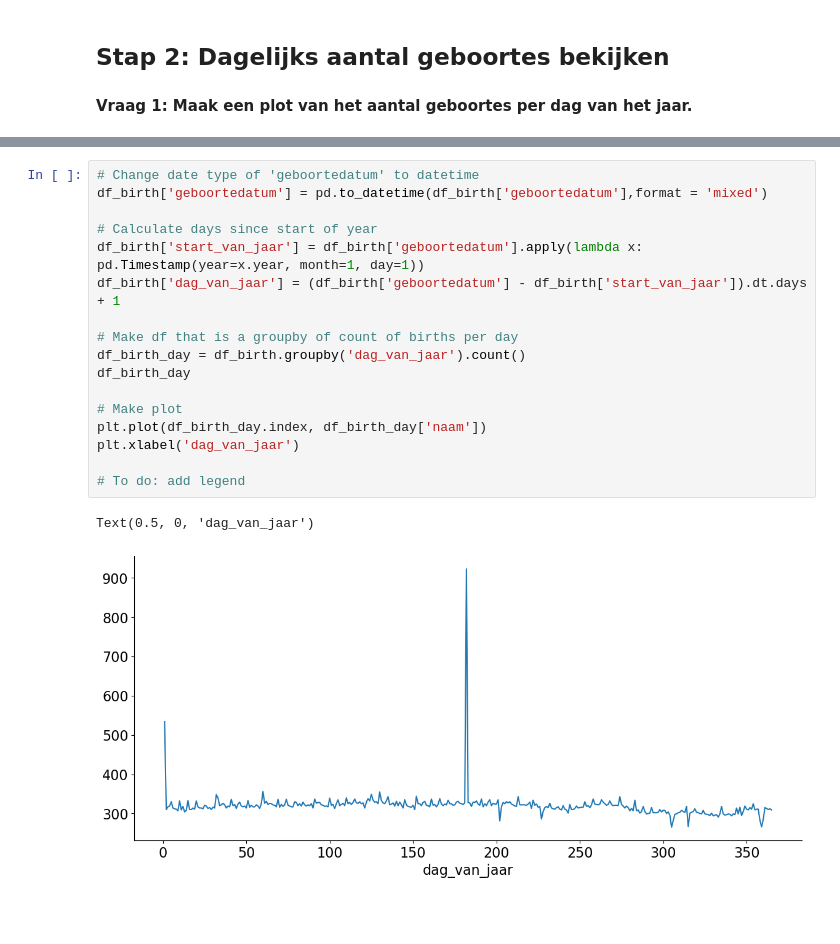
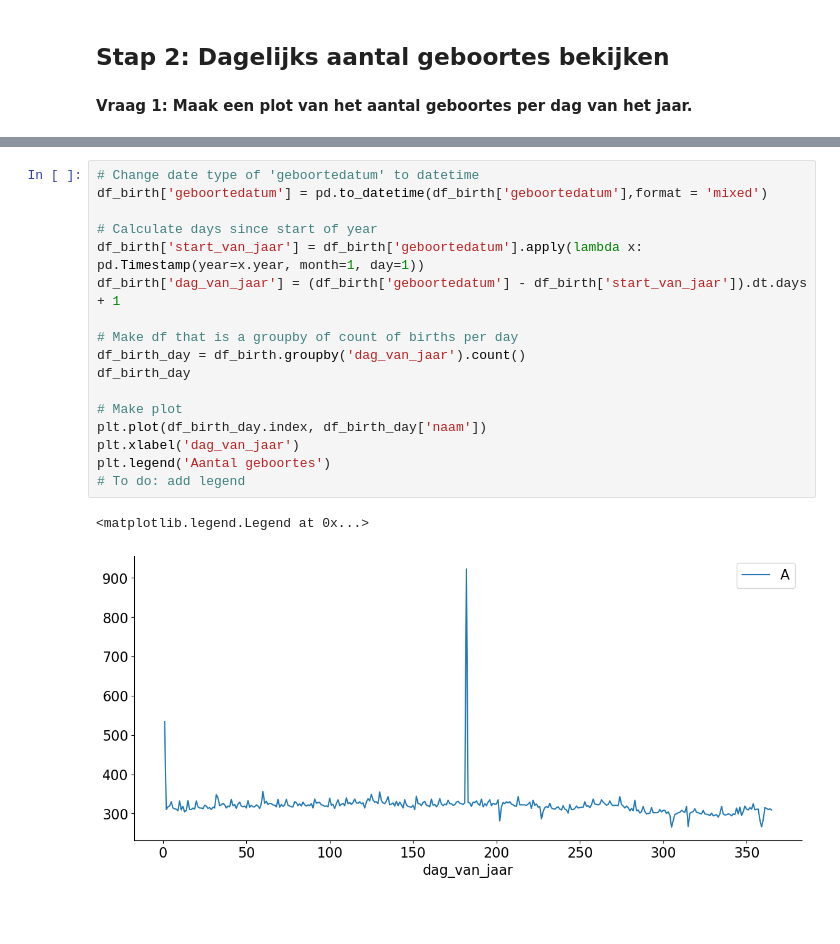
Before and after one commit to cdieltje/ExamenSyntra, a Jupyter notebook: notebooks/examen_deel1.ipynb, the cells around one changed output, grey strips where cells are left out. Drawn from its saved outputs; the diff is of its cells as text.

```diff
--- a/notebooks/examen_deel1.ipynb
+++ b/notebooks/examen_deel1.ipynb
@@ -199,23 +175,23 @@ df_birth.sample(5)
 # %%
 # Change date type of 'geboortedatum' to datetime
 df_birth['geboortedatum'] = pd.to_datetime(df_birth['geboortedatum'],format = 'mixed')
 
 # Calculate days since start of year
 df_birth['start_van_jaar'] = df_birth['geboortedatum'].apply(lambda x: pd.Timestamp(year=x.year, month=1, day=1))
 df_birth['dag_van_jaar'] = (df_birth['geboortedatum'] - df_birth['start_van_jaar']).dt.days + 1
 
 # Make df that is a groupby of count of births per day
 df_birth_day = df_birth.groupby('dag_van_jaar').count()
 df_birth_day
 
 # Make plot
 plt.plot(df_birth_day.index, df_birth_day['naam'])
 plt.xlabel('dag_van_jaar')
-
+plt.legend('Aantal geboortes')
 # To do: add legend
 # %% [output]
-Text(0.5, 0, 'dag_van_jaar')
+<matplotlib.legend.Legend at 0x...>
-[figure, old version]
+[figure, new version]
 # %% [markdown]
 ##
 # %% [markdown]
```
Also changed, not shown: parts of 15 cells of this notebook.
